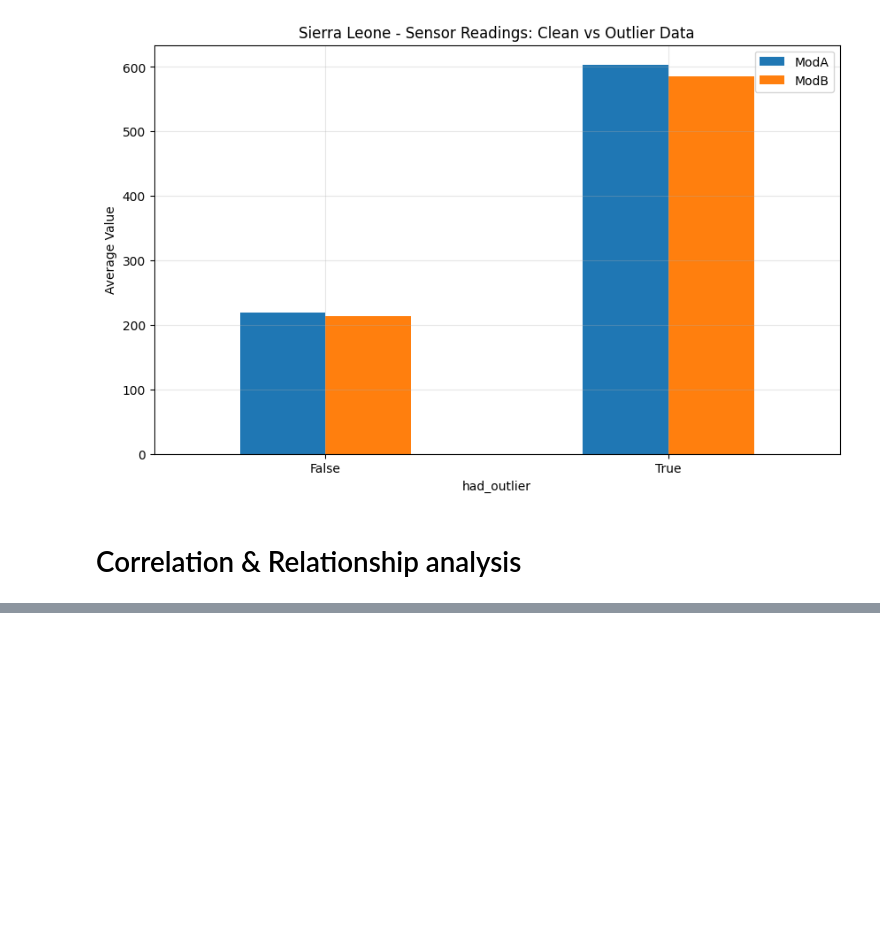
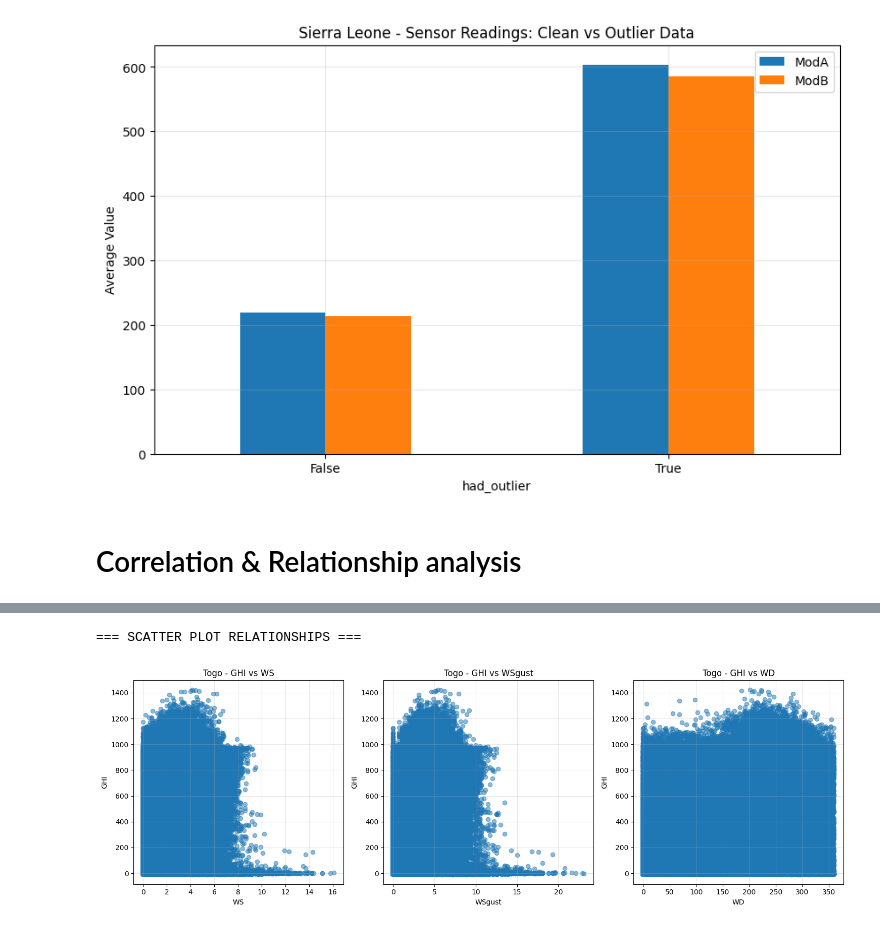
Before and after one commit to Avicci-b/Solar-Challenge-week0, a Jupyter notebook: notebooks/togo_eda.ipynb, the cells around one changed output, grey strips where cells are left out. Cells and saved outputs as stored; diff of their text form; code cells hidden in the pictures; blank space fills up the shorter version.

```diff
--- a/notebooks/togo_eda.ipynb
+++ b/notebooks/togo_eda.ipynb
@@ -457,24 +465,29 @@ plt.show()
 # %%
 ## Scatter Plot Relationships
-print("SCATTER PLOT RELATIONSHIPS")
+print("=== SCATTER PLOT RELATIONSHIPS ===")
 
 # Wind vs GHI
 wind_vars = ['WS', 'WSgust', 'WD']
 available_wind = [var for var in wind_vars if var in df_clean.columns]
 
 if available_wind and 'GHI' in df_clean.columns:
     fig, axes = plt.subplots(1, len(available_wind), figsize=(15, 5))
     if len(available_wind) == 1:
         axes = [axes]
 
     for i, wind_var in enumerate(available_wind):
         axes[i].scatter(df_clean[wind_var], df_clean['GHI'], alpha=0.5)
         axes[i].set_xlabel(wind_var)
         axes[i].set_ylabel('GHI')
-        axes[i].set_title(f'GHI vs {wind_var}')
+        axes[i].set_title(f'Togo - GHI vs {wind_var}')
         axes[i].grid(True, alpha=0.3)
 
     plt.tight_layout()
     plt.show()
+else:
+    print("Required columns for wind analysis not available")
+# %% [output]
+=== SCATTER PLOT RELATIONSHIPS ===
+[figure, added]
 # %%
 ## RH Relationships
```
Also changed, not shown: parts of 17 cells of this notebook, 2 other files.
